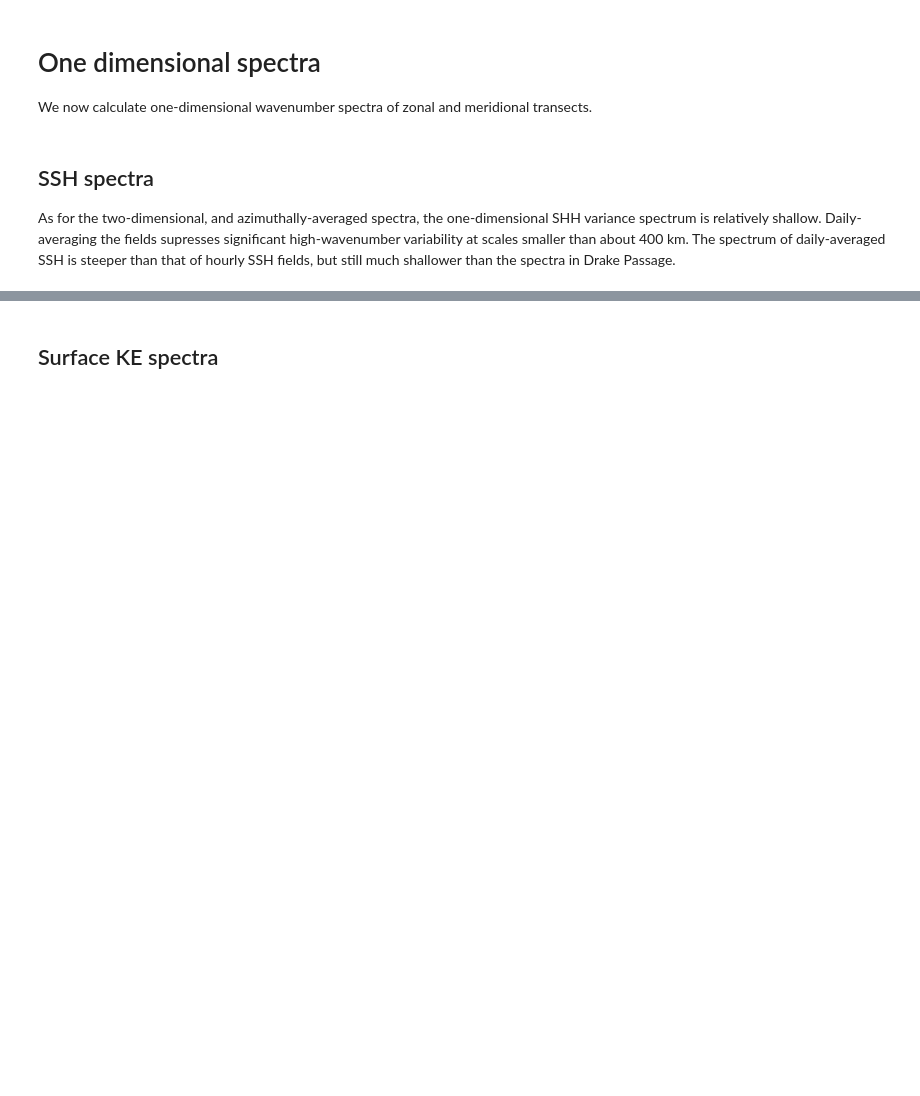
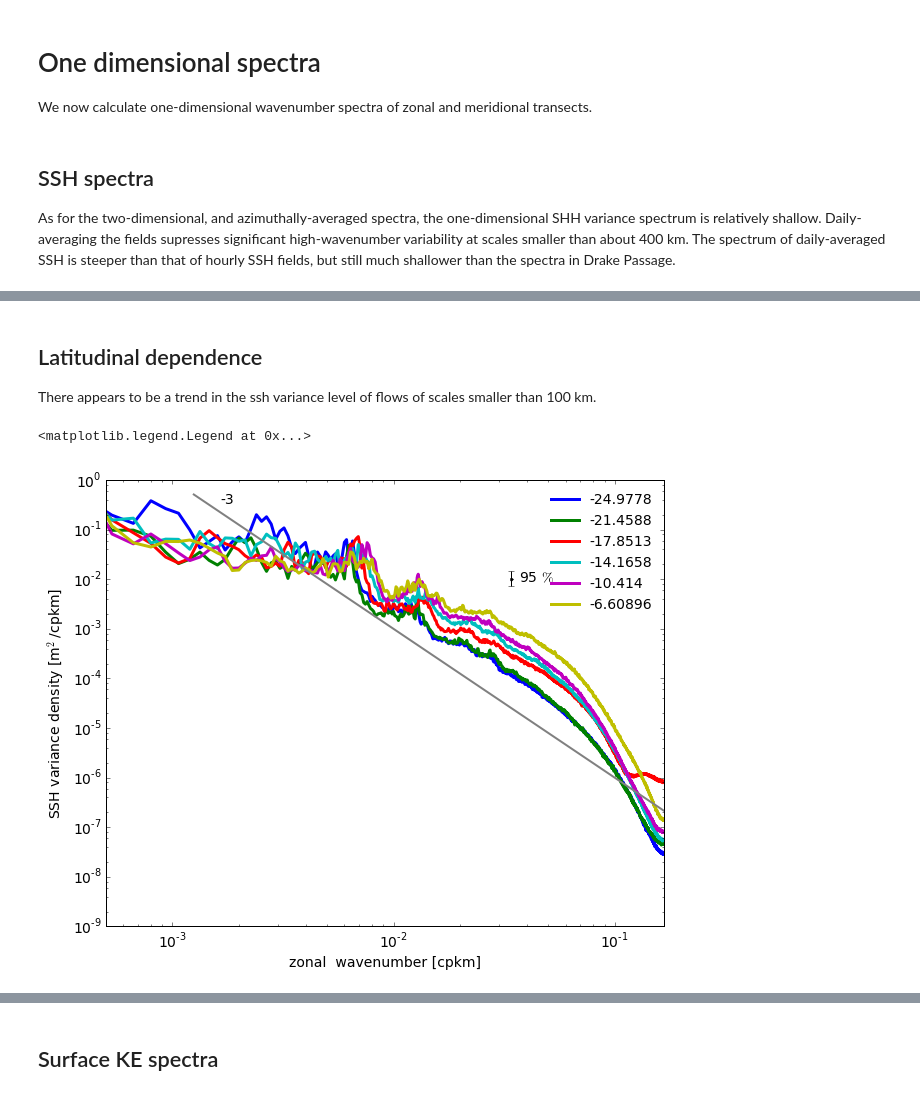
Before and after one commit to cesar-rocha/TropicalPacific, a Jupyter notebook: llc/4320/spectra/TropicalPacificSpectra_Summary.ipynb, the cells around one changed output, grey strips where cells are left out. Drawn from its saved outputs; the diff is of its cells as text; code cells hidden in the pictures; blank space fills up the shorter version.

```diff
--- a/llc/4320/spectra/TropicalPacificSpectra_Summary.ipynb
+++ b/llc/4320/spectra/TropicalPacificSpectra_Summary.ipynb
@@ -246,0 +256,21 @@ plt.legend()
+# %% [markdown]
+## Latitudinal dependence
+
+There appears to be a trend in the ssh variance level of flows of scales smaller than 100 km.
+# %%
+plt.figure(figsize=(10,8))
+
+for i in range(ssh_spec_lats['lat'].size):
+    plt.loglog(ssh_spec_lats['k'],ssh_spec_lats['Eeta'][i,:],
+               linewidth=3., label=str(ssh_spec_lats['lat'][i]))
+
+set_spec_axis(dir='zonal ')
+plt_spec_slopes(power=-3,scaling=1.e-9,text='-3')
+
+
+plt_spec_error(y=0.01,sn=25)
+
+plt.legend()
+# %% [output]
+<matplotlib.legend.Legend at 0x...>
+[figure, added]
```
Also changed, not shown: parts of 8 cells of this notebook.
